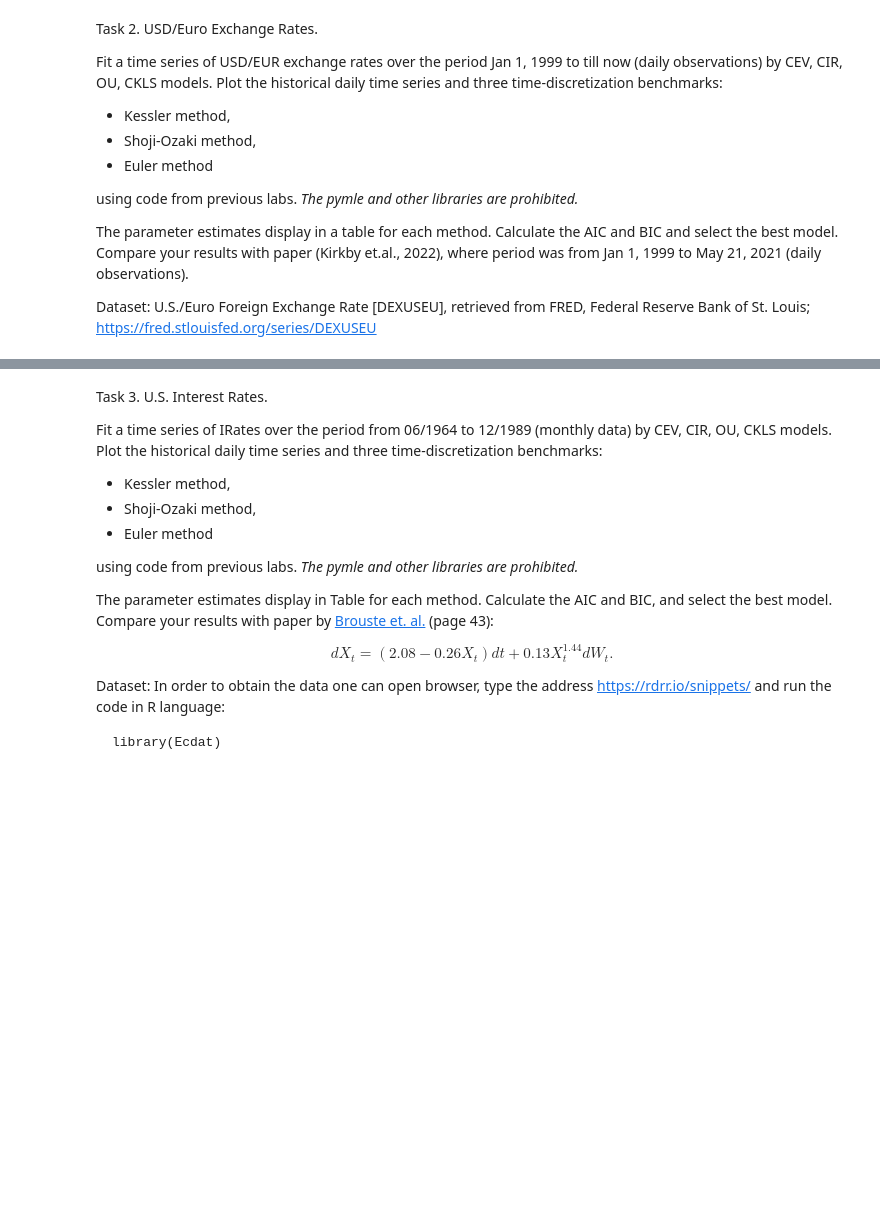
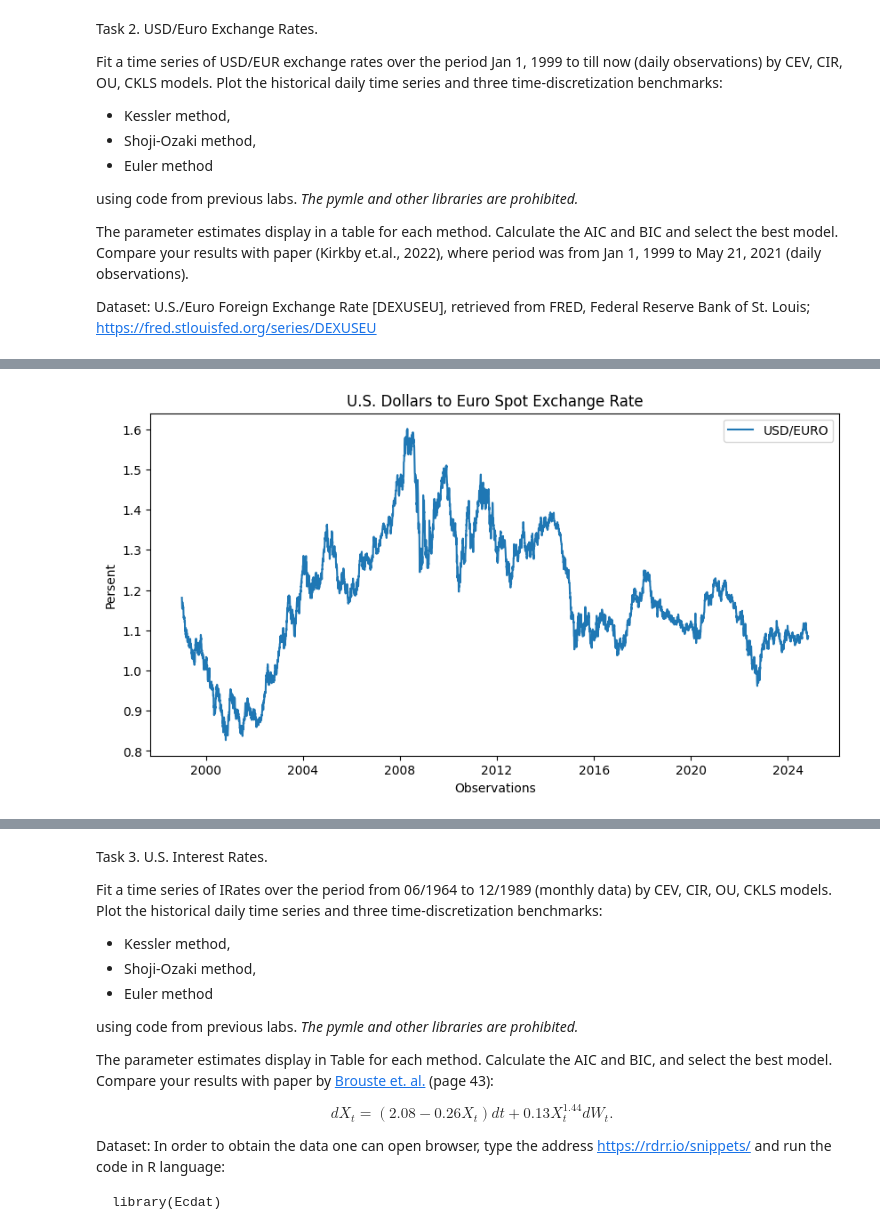
Before and after one commit to Kasymkhankhubiyev/Sirius-Uni, a Jupyter notebook: StatisticsOfStochasticProcesses/lab6_final_SSP.ipynb, the cells around one changed output, grey strips where cells are left out. Saved outputs shown, nothing was run; the diff lists cells and outputs as text; code cells hidden in the pictures; blank space fills up the shorter version.

```diff
--- a/StatisticsOfStochasticProcesses/lab6_final_SSP.ipynb
+++ b/StatisticsOfStochasticProcesses/lab6_final_SSP.ipynb
@@ -544,2 +1015,3 @@ https://fred.stlouisfed.org/series/DEXUSEU
 # %%
 # your code
+df_USEU = pd.read_csv('DEXUSEU.csv')
@@ -545,0 +1047,27 @@ https://fred.stlouisfed.org/series/DEXUSEU
+# %%
+df_USEU = df_USEU[df_USEU['DEXUSEU'] != '.']
+
+# Make valid numerical sample
+sample = df_USEU['DEXUSEU'].values
+sample = [float(sample[i]) for i in range(len(sample))]
+sample = np.array(sample)
+
+df_USEU['DEXUSEU'] = np.float64(df_USEU.DEXUSEU)
+df_USEU['DATE'] = pd.to_datetime(df_USEU.DATE)
+# %%
+# Plot
+
+##### c датой не работает почему-то
+
+figure, ax = plt.subplots(figsize=(10,5))
+ax.plot(df_USEU['DATE'], df_USEU['DEXUSEU'], label='USD/EURO')
+# plt.plot(df_USEU['DEXUSEU'], label='USD/EURO')
+# df_USEU["DEXUSEU"].plot()
+plt.title('U.S. Dollars to Euro Spot Exchange Rate')
+# plt.xlim(0, len(df_USEU.DEXUSEU))
+plt.ylabel('Persent')
+plt.xlabel('Observations')
+plt.legend()
+plt.show()
+# %% [output]
+[figure, added]
```
Also changed, not shown: parts of 88 cells of this notebook, 4 other files.
